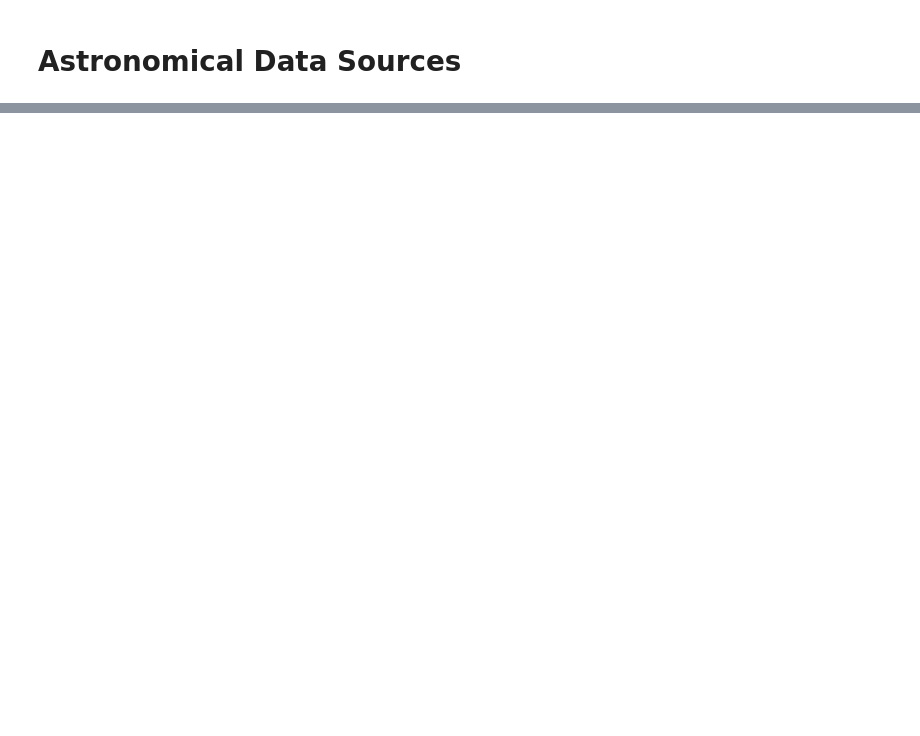
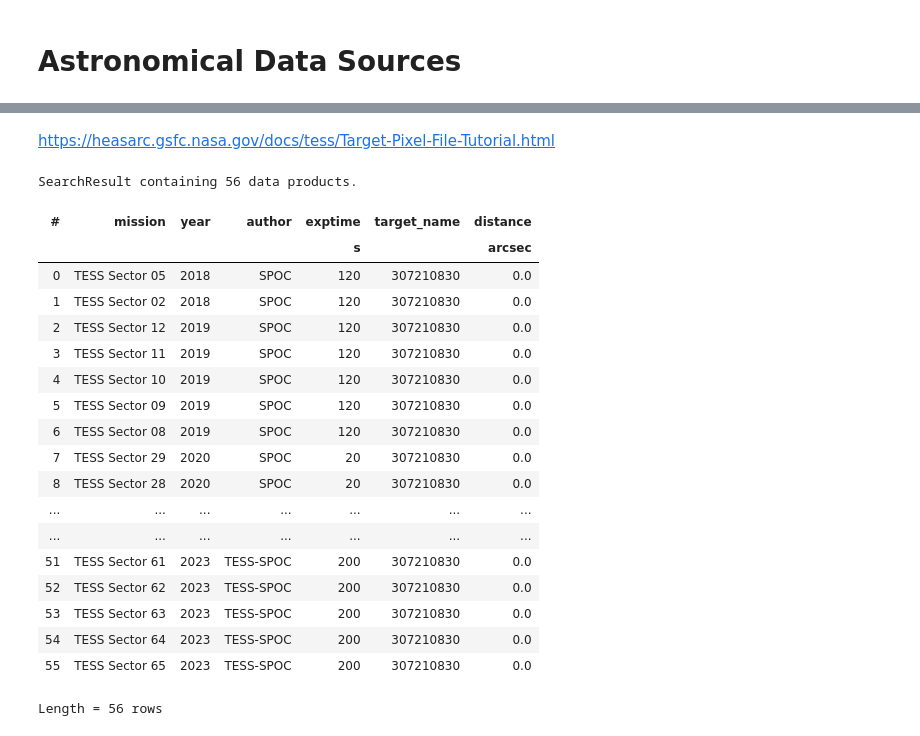
Before and after one commit to deltorobarba/astrophysics, a Jupyter notebook: sources.ipynb, the cells around one changed output, grey strips where cells are left out. Saved outputs shown, nothing was run; the diff lists cells and outputs as text; code cells hidden in the pictures; blank space fills up the shorter version.

```diff
--- a/sources.ipynb
+++ b/sources.ipynb
@@ -24,0 +228,26 @@ https://github.com/deltorobarba/astrophysics/blob/main/exoplanet_kepler10.ipynb
+# %% [markdown]
+https://heasarc.gsfc.nasa.gov/docs/tess/Target-Pixel-File-Tutorial.html
+# %%
+search_result = lk.search_targetpixelfile('TIC 307210830')
+search_result
+# %% [output]
+SearchResult containing 56 data products.
+| # | mission | year | author | exptime | target_name | distance |
+|  |  |  |  | s |  | arcsec |
+| 0 | TESS Sector 05 | 2018 | SPOC | 120 | 307210830 | 0.0 |
+| 1 | TESS Sector 02 | 2018 | SPOC | 120 | 307210830 | 0.0 |
+| 2 | TESS Sector 12 | 2019 | SPOC | 120 | 307210830 | 0.0 |
+| 3 | TESS Sector 11 | 2019 | SPOC | 120 | 307210830 | 0.0 |
+| 4 | TESS Sector 10 | 2019 | SPOC | 120 | 307210830 | 0.0 |
+| 5 | TESS Sector 09 | 2019 | SPOC | 120 | 307210830 | 0.0 |
+| 6 | TESS Sector 08 | 2019 | SPOC | 120 | 307210830 | 0.0 |
+| 7 | TESS Sector 29 | 2020 | SPOC | 20 | 307210830 | 0.0 |
+| 8 | TESS Sector 28 | 2020 | SPOC | 20 | 307210830 | 0.0 |
+| ... | ... | ... | ... | ... | ... | ... |
+| ... | ... | ... | ... | ... | ... | ... |
+| 51 | TESS Sector 61 | 2023 | TESS-SPOC | 200 | 307210830 | 0.0 |
+| 52 | TESS Sector 62 | 2023 | TESS-SPOC | 200 | 307210830 | 0.0 |
+| 53 | TESS Sector 63 | 2023 | TESS-SPOC | 200 | 307210830 | 0.0 |
+| 54 | TESS Sector 64 | 2023 | TESS-SPOC | 200 | 307210830 | 0.0 |
+| 55 | TESS Sector 65 | 2023 | TESS-SPOC | 200 | 307210830 | 0.0 |
+Length = 56 rows
```
Also changed, not shown: parts of 76 cells of this notebook.
